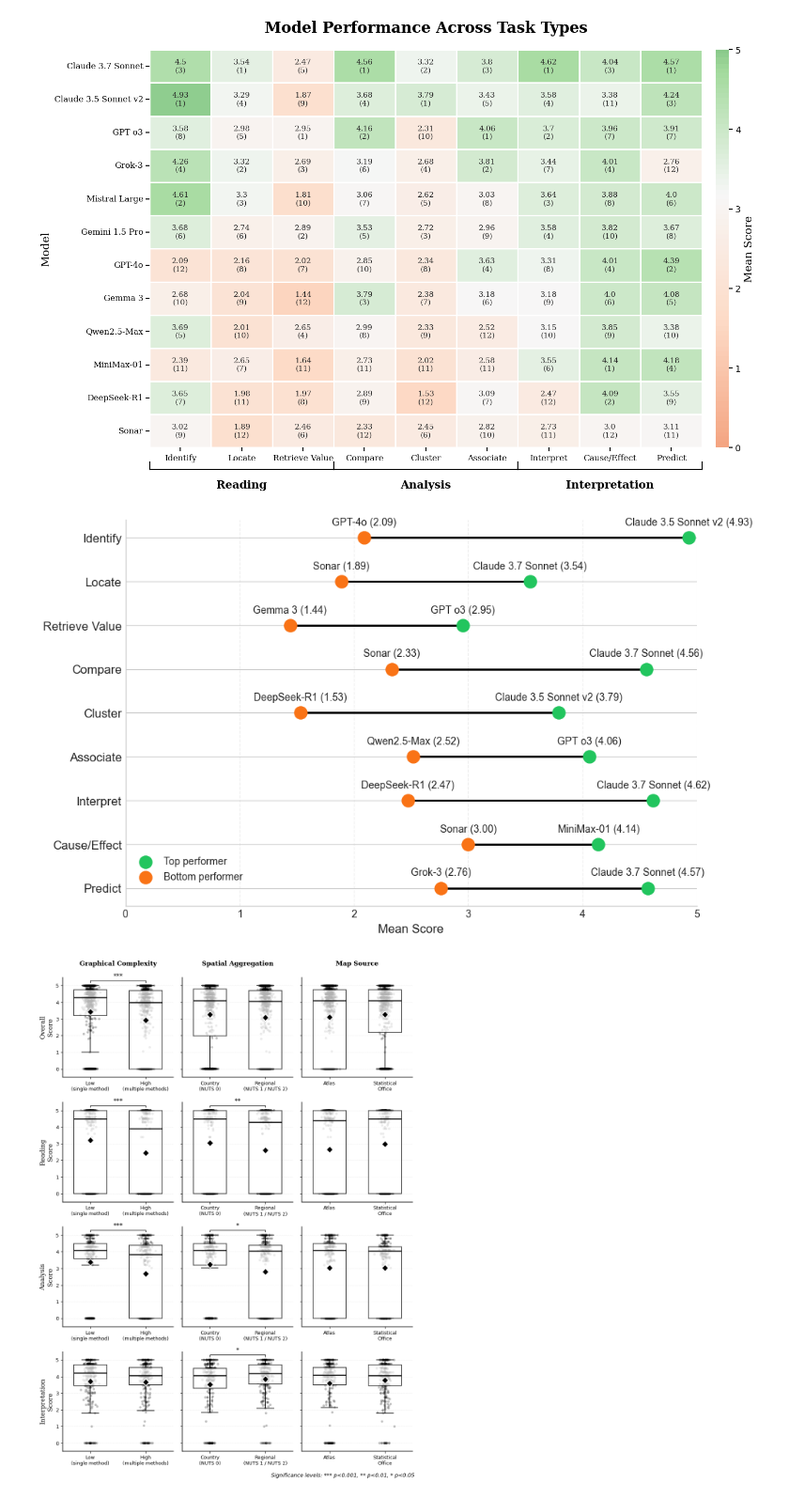
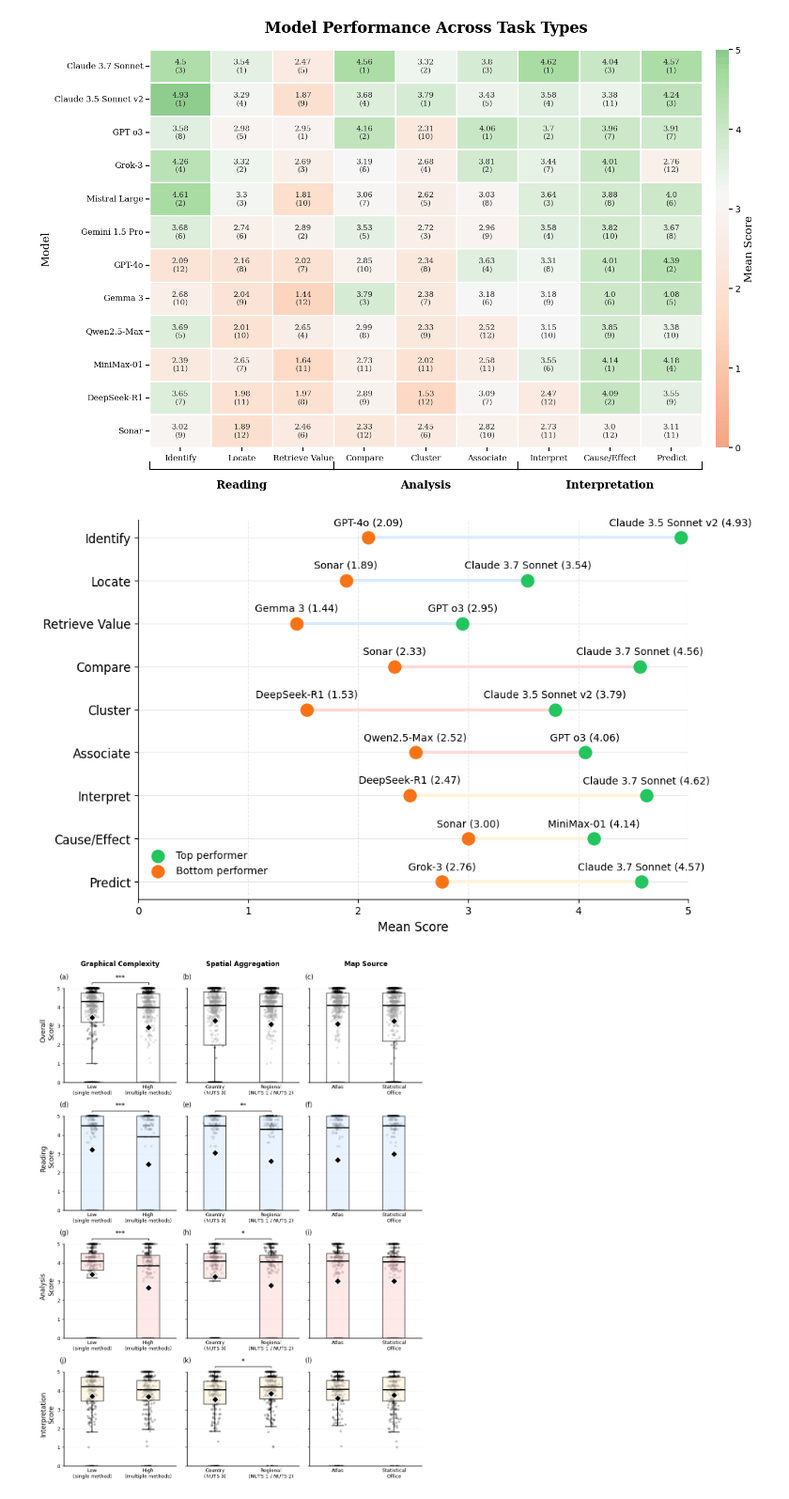
Before and after one commit to MartaSolarz/evaluation-genai-statistical-maps, a Jupyter notebook: statistical_analysis/batch_only/visualizations.ipynb, the cells around one changed output. Shown at 94% size. Drawn from its saved outputs; the diff is of its cells as text; code cells hidden in the pictures.

```diff
--- a/statistical_analysis/batch_only/visualizations.ipynb
+++ b/statistical_analysis/batch_only/visualizations.ipynb
@@ -450,6 +402,15 @@ plt.show()
 import matplotlib.pyplot as plt
 import pandas as pd
 import numpy as np
+
+line_colors = {}
+for i, task in enumerate(task_pivot.columns):
+    if i < 3:
+        line_colors[task] = '#d9ebff'
+    elif i < 6:
+        line_colors[task] = '#ffd9d9'
+    else:
+        line_colors[task] = '#fff3d9'
 
 
 desired_order = ['identify', 'locate', 'retrieve value', 'compare', 'cluster',
@@ -470,7 +431,8 @@ ax.spines['top'].set_visible(False)
 ax.spines['right'].set_visible(False)
 for i, task in enumerate(task_pivot.columns):
     # linia łącząca top i bottom
-    ax.plot([bottom_scores[task], top_scores[task]], [i, i], color="#000000", zorder=1, linewidth=2)
+    ax.plot([bottom_scores[task], top_scores[task]], [i, i],
+            color=line_colors[task], zorder=2, linewidth=3)
     # punkty top
     ax.scatter(top_scores[task], i, color="#22c55e", s=150, zorder=2)
     # punkty bottom
@@ -488,10 +450,11 @@ ax.invert_yaxis()
 ax.set_xlabel("Mean Score", fontsize=12)
 
 ax.grid(axis='x', linestyle='--', alpha=0.3)
+ax.grid(axis='y', linestyle='-', alpha=0.3)
 
 ax.scatter([], [], color="#22c55e", s=150, label='Top performer')
 ax.scatter([], [], color="#f97316", s=150, label='Bottom performer')
-ax.legend(loc=(0.01,0.05))
+ax.legend(loc=(0.01,0.05),frameon=False)
 
 plt.savefig('../../results/plots/dumbbell-plot.png', dpi=300, bbox_inches='tight', facecolor='white')
 
@@ -499,8 +462,11 @@ plt.savefig('../../results/plots/dumbbell-plot.png', dpi=300, bbox_inches='tight
 plt.tight_layout()
 plt.show()
 # %% [output]
-[figure, old version]
+[figure, new version]
 # %%
+import matplotlib.pyplot as plt
+import numpy as np
+
 def add_significance_line(ax, x1, x2, y, sig_level):
     if not sig_level:
         return
@@ -524,13 +490,25 @@ row_categories = [
     ('interpretation', 'Interpretation')
 ]
 
+row_colors = {
+    'overall': '#ffffff',
+    'reading': '#d9ebff',
+    'analysis': '#ffd9d9',
+    'interpretation': '#fff3d9'
+}
+
 significance_levels = {
     'graphical_complexity': {'overall': '***', 'reading': '***', 'analysis': '***', 'interpretation': None},
     'nuts_level': {'overall': None, 'reading': '**', 'analysis': '*', 'interpretation': '*'},
     'map_source': {'overall': None, 'reading': None, 'analysis': None, 'interpretation': None}
 }
 
+panel_letters = 'abcdefghijkl'
+panel_idx = 0
+
 for row_idx, (row_cat, row_label) in enumerate(row_categories):
+    row_color = row_colors[row_cat]
+
     for col_idx, (col, col_title, order) in enumerate(characteristics):
         ax = axes[row_idx, col_idx]
 
@@ -560,13 +538,13 @@ for row_idx, (row_cat, row_label) in enumerate(row_categories):
 
         bp = ax.boxplot(data_for_plot,
                         labels=tick_labels,
-                        widths=0.6,
+                        widths=0.4,
                         patch_artist=True,
                         showfliers=False,
                         notch=False,
                         medianprops=dict(color='black', linewidth=2),
-                        boxprops=dict(facecolor='white', edgecolor='black',
-                                     linewidth=1.5, alpha=0.7),
+                        boxprops=dict(facecolor=row_color, edgecolor='black',
+                                     linewidth=1.5, alpha=0.6),
                         whiskerprops=dict(color='black', linewidth=1.2),
                         capprops=dict(color='black', linewidth=1.2))
 
@@ -596,40 +574,50 @@ for row_idx, (row_cat, row_label) in enumerate(row_categories):
         ax.yaxis.grid(True, linestyle='--', alpha=0.2, color='gray', linewidth=0.5)
         ax.set_axisbelow(True)
         ax.spines['top'].set_visible(False)
         ax.spines['right'].set_visible(False)
         ax.spines['left'].set_linewidth(1.2)
         ax.spines['bottom'].set_linewidth(1.2)
 
         if row_idx == 0:
-            ax.set_title(col_title, fontsize=12, fontweight='bold', fontfamily='serif', pad=8)
+            ax.set_title(col_title, fontsize=12, fontweight='bold', pad=8)
 
         if col_idx == 0:
-            ax.set_ylabel(row_label + '\nScore', fontsize=12, fontfamily='serif')
+            ax.set_ylabel(row_label + '\nScore', fontsize=12)
         else:
             ax.set_ylabel('')
 
-        ax.set_ylim(-0.5, 5.5)
-        ax.tick_params(axis='x', labelsize=9, rotation=0)
+        # Oś Y: od 0 do 5
+        ax.set_ylim(0, 5.5)
+        ax.set_yticks([0, 1, 2, 3, 4, 5])
+
+        ax.tick_params(axis='x', labelsize=9, rotation=0, length=0)
         ax.tick_params(axis='y', labelsize=9)
 
         if col_idx > 0:
             ax.set_yticklabels([])
 
-# fig.suptitle('Performance Distribution Across Principal Map Characteristics\nand Map Understanding Types',
-#              fontsize=15, fontweight='bold', fontfamily='serif', y=1.00)
+        white_cover = Rectangle((0.45, 5.01), 0.3, 0.8,
+                        facecolor='white',
+                        edgecolor='none',
+                        transform=ax.transData,
+                        zorder=10,
+                        clip_on=False)
 
-legend_text = 'Significance levels: *** p<0.001, ** p<0.01, * p<0.05'
-fig.text(0.99, 0.01, legend_text, ha='right', fontsize=10, style='italic')
+        ax.add_patch(white_cover)
+
+        ax.text(-0.04, 1.05, f'({panel_letters[panel_idx]})', transform=ax.transAxes,
+                fontsize=12, va='top', ha='left', zorder=100)
+        panel_idx += 1
 
 plt.tight_layout(rect=[0, 0.02, 1, 0.98])
 plt.savefig('../../results/plots/figure4.png',
             dpi=1000,
             bbox_inches='tight',
             facecolor='white',
             edgecolor='none',
             format='png',
             transparent=False)
 plt.show()
 # %% [output]
-[figure, old version]
+[figure, new version]
 # %%
```
Also changed, not shown: parts of 4 cells of this notebook, 9 other files.
